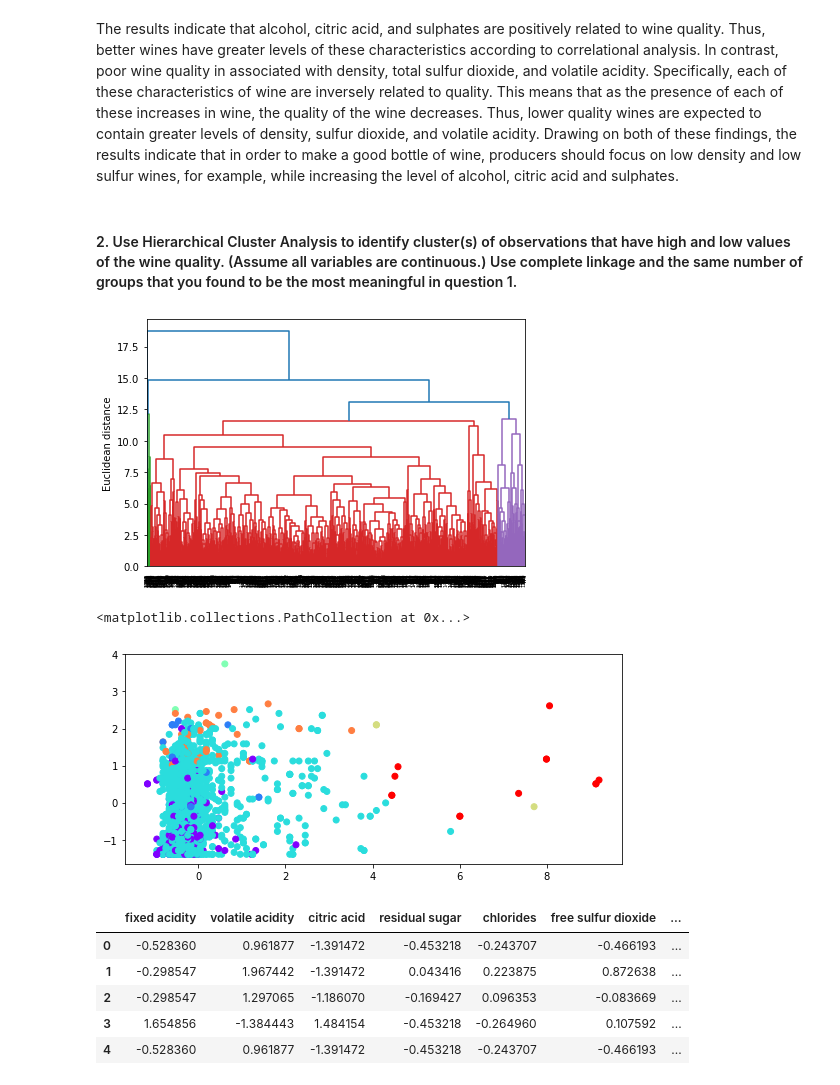
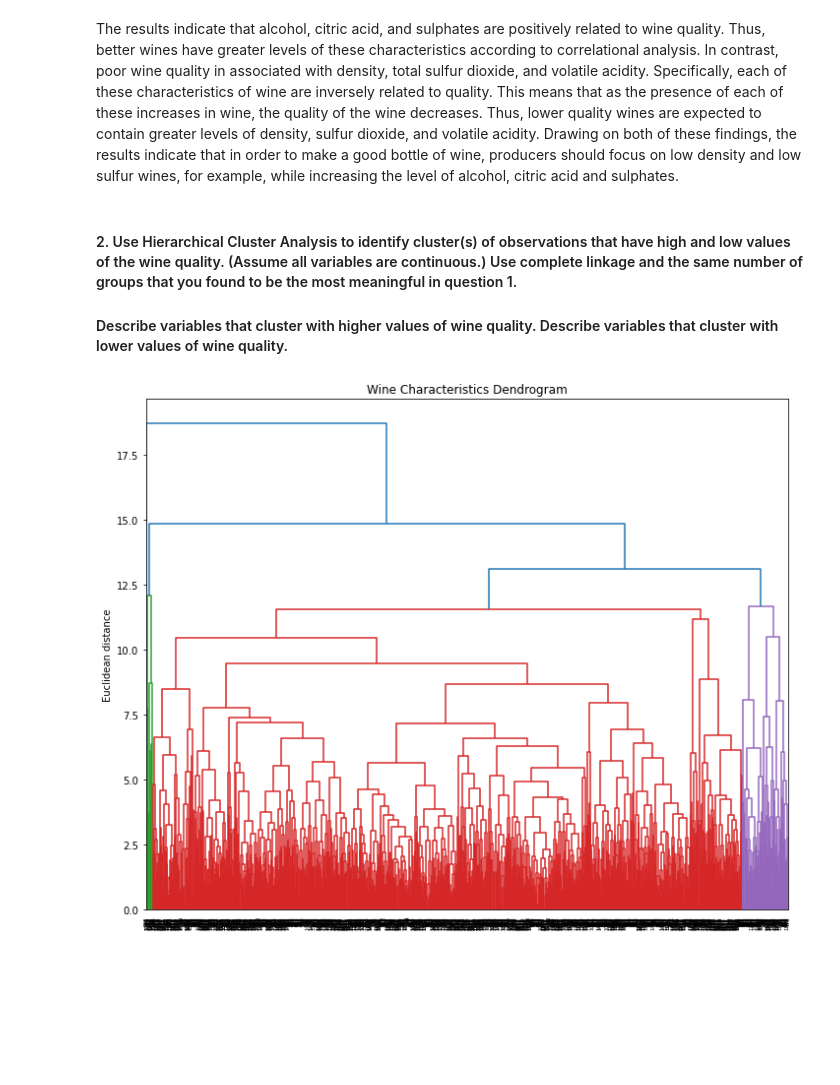
Before and after one commit to gzlupko/gr5073_ML, a Jupyter notebook: hw_assignments/hw3.ipynb, the cells around one changed output. Drawn from its saved outputs; the diff is of its cells as text; code cells hidden in the pictures; blank space fills up the shorter version.

```diff
--- a/hw_assignments/hw3.ipynb
+++ b/hw_assignments/hw3.ipynb
@@ -190,47 +190,28 @@ corr_matrix.style.background_gradient(cmap = 'coolwarm')
 The results indicate that alcohol, citric acid, and sulphates are positively related to wine quality. Thus, better wines have greater levels of these characteristics according to correlational analysis. In contrast, poor wine quality in associated with density, total sulfur dioxide, and volatile acidity. Specifically, each of these characteristics of wine are inversely related to quality. This means that as the presence of each of these increases in wine, the quality of the wine decreases. Thus, lower quality wines are expected to contain greater levels of density, sulfur dioxide, and volatile acidity. Drawing on both of these findings, the results indicate that in order to make a good bottle of wine, producers should focus on low density and low sulfur wines, for example, while increasing the level of alcohol, citric acid and sulphates.
 # %% [markdown]
 #### 2. Use Hierarchical Cluster Analysis to identify cluster(s) of observations that have high and low values of the wine quality. (Assume all variables are continuous.) Use complete linkage and the same number of groups that you found to be the most meaningful in question 1.
+
+#### Describe variables that cluster with higher values of wine quality. Describe variables that cluster with lower values of wine quality.
 # %%
 hca_data = wine_scaled.drop("Cluster", axis = 1)
 # %%
 from scipy.cluster.hierarchy import linkage
 from scipy.spatial.distance import pdist
 
 row_clusters = linkage(pdist(hca_data, metric='euclidean'), method='complete')
 
 
 from scipy.cluster.hierarchy import dendrogram
 import matplotlib.pyplot as plt
 # make dendrogram black (part 1/2)
 # from scipy.cluster.hierarchy import set_link_color_palette
 # set_link_color_palette(['black'])
 
+plt.figure(figsize=(7, 5))
 row_dendr = dendrogram(row_clusters)
 plt.tight_layout()
 plt.ylabel('Euclidean distance')
-plt.rcParams["figure.figsize"] = [7.50, 3.50]
-plt.rcParams["figure.autolayout"] = True
+plt.title("Wine Characteristics Dendrogram")
 plt.show()
 # %% [output]
-[figure, old version]
+[figure, new version]
-# %%
-cluster = AgglomerativeClustering(n_clusters = 7,
-affinity = 'euclidean', linkage = 'complete')
-
-cluster.fit_predict(hca_data)
-
-
-# plot results
-plt.scatter(hca_data["residual sugar"], hca_data["citric acid"], c = cluster.labels_, cmap = 'rainbow')
-# %% [output]
-<matplotlib.collections.PathCollection at 0x...>
-[figure, removed]
-# %%
-hca_data.head()
-# %% [output]
-|  | fixed acidity | volatile acidity | citric acid | residual sugar | chlorides | free sulfur dioxide | ... |
-| 0 | -0.528360 | 0.961877 | -1.391472 | -0.453218 | -0.243707 | -0.466193 | ... |
-| 1 | -0.298547 | 1.967442 | -1.391472 | 0.043416 | 0.223875 | 0.872638 | ... |
-| 2 | -0.298547 | 1.297065 | -1.186070 | -0.169427 | 0.096353 | -0.083669 | ... |
-| 3 | 1.654856 | -1.384443 | 1.484154 | -0.453218 | -0.264960 | 0.107592 | ... |
-| 4 | -0.528360 | 0.961877 | -1.391472 | -0.453218 | -0.243707 | -0.466193 | ... |
```
Also changed, not shown: parts of 7 cells of this notebook.
